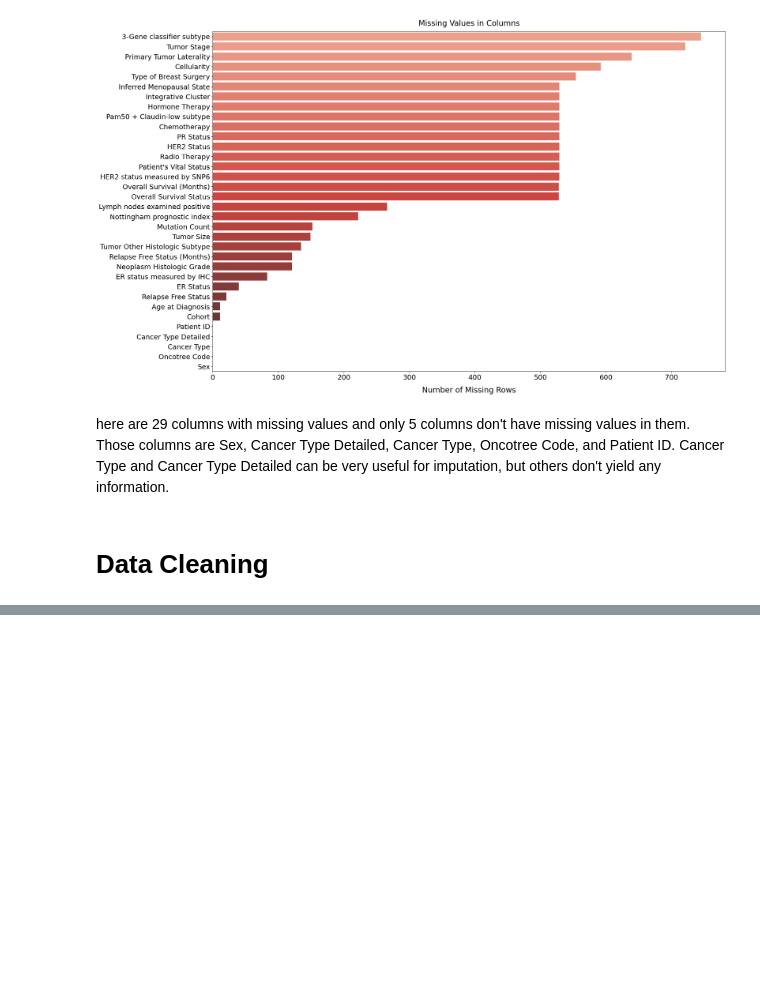
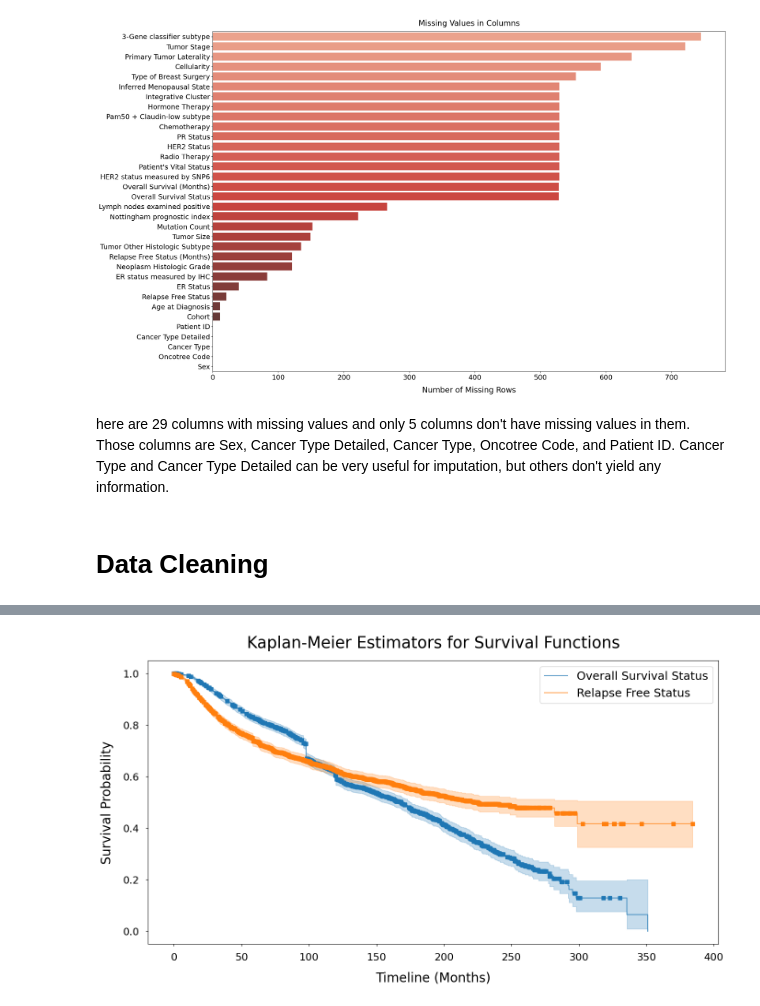
Before and after one commit to Shelenadah/Data-science, a Jupyter notebook: Survival_Analysis.ipynb, the cells around one changed output, grey strips where cells are left out. Cells and saved outputs as stored; diff of their text form; code cells hidden in the pictures; blank space fills up the shorter version.

```diff
--- a/Survival_Analysis.ipynb
+++ b/Survival_Analysis.ipynb
@@ -383,0 +479,16 @@ df.drop(columns=['Integrative Cluster'], inplace=True)
+# %%
+df_train, df_test = train_test_split(df,
+                                     test_size=0.2,
+                                     stratify=df['Cancer Type Detailed'],
+                                     shuffle=True,
+                                     random_state=0)
+
+df_train.reset_index(drop=True, inplace=True)
+df_test.reset_index(drop=True, inplace=True)
+
+n_splits = 5
+skf = StratifiedKFold(n_splits=n_splits, shuffle=True, random_state=0)
+for fold, (_, val_idx) in enumerate(skf.split(df_train, df_train['Cancer Type Detailed']), 1):
+    df_train.loc[val_idx, 'fold'] = fold
+
+df_train['fold'] = df_train['fold'].astype(np.uint8)
@@ -383,0 +502,28 @@ df.drop(columns=['Integrative Cluster'], inplace=True)
+# %%
+import matplotlib.pyplot as plt
+from lifelines import KaplanMeierFitter
+
+# Set up the figure
+plt.figure(figsize=(16, 8))
+
+# Plot Kaplan-Meier curves
+for time, event in zip(['Overall Survival (Months)', 'Relapse Free Status (Months)'],
+                       ['Overall Survival Status', 'Relapse Free Status']):
+    T = df_train[time]
+    E = df_train[event]
+
+    kmf = KaplanMeierFitter()
+    kmf.fit(T, E, label=event)
+    kmf.plot(ci_show=True, alpha=0.7, show_censors=True, censor_styles={'ms': 6, 'marker': 's'})
+
+# Axis labels and title
+plt.xlabel('Timeline (Months)', fontsize=20, labelpad=15)
+plt.ylabel('Survival Probability', fontsize=20, labelpad=15)
+plt.tick_params(axis='x', labelsize=16, pad=10)
+plt.tick_params(axis='y', labelsize=16, pad=10)
+plt.legend(prop={'size': 18})
+plt.title('Kaplan-Meier Estimators for Survival Functions', fontsize=25, pad=20)
+
+plt.show()
+# %% [output]
+[figure, added]
```
Also changed, not shown: parts of 15 cells of this notebook.
